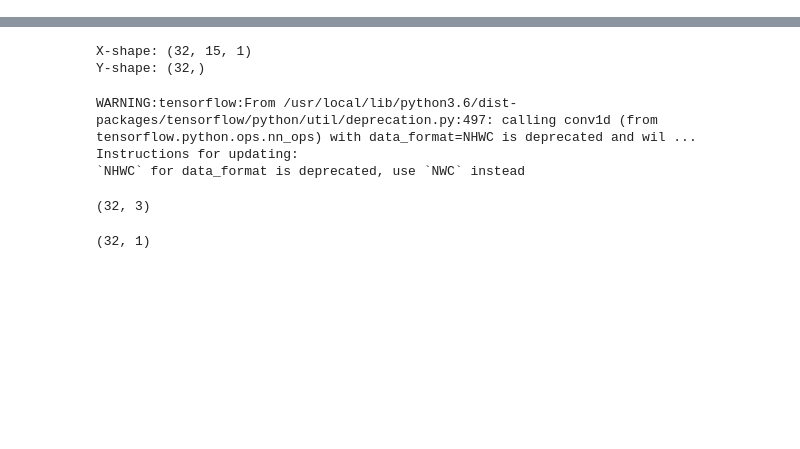
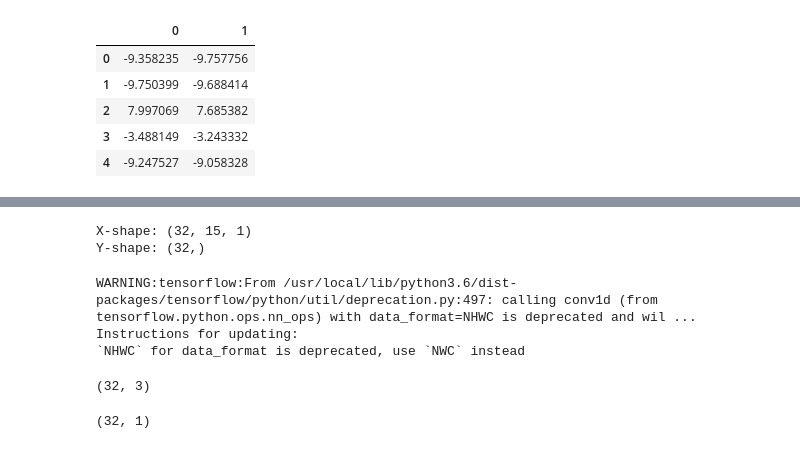
Before and after one commit to vaaale/stockbot, a Jupyter notebook: StockBot.ipynb, the cells around one changed output, grey strips where cells are left out. Drawn from its saved outputs; the diff is of its cells as text; code cells hidden in the pictures; blank space fills up the shorter version.

```diff
--- a/StockBot.ipynb
+++ b/StockBot.ipynb
@@ -0,0 +45,9 @@
+# %%
+df[[0,1]].head()
+# %% [output]
+|  | 0 | 1 |
+| 0 | -9.358235 | -9.757756 |
+| 1 | -9.750399 | -9.688414 |
+| 2 | 7.997069 | 7.685382 |
+| 3 | -3.488149 | -3.243332 |
+| 4 | -9.247527 | -9.058328 |
```
Also changed, not shown: parts of 9 cells of this notebook, 1 other file.
